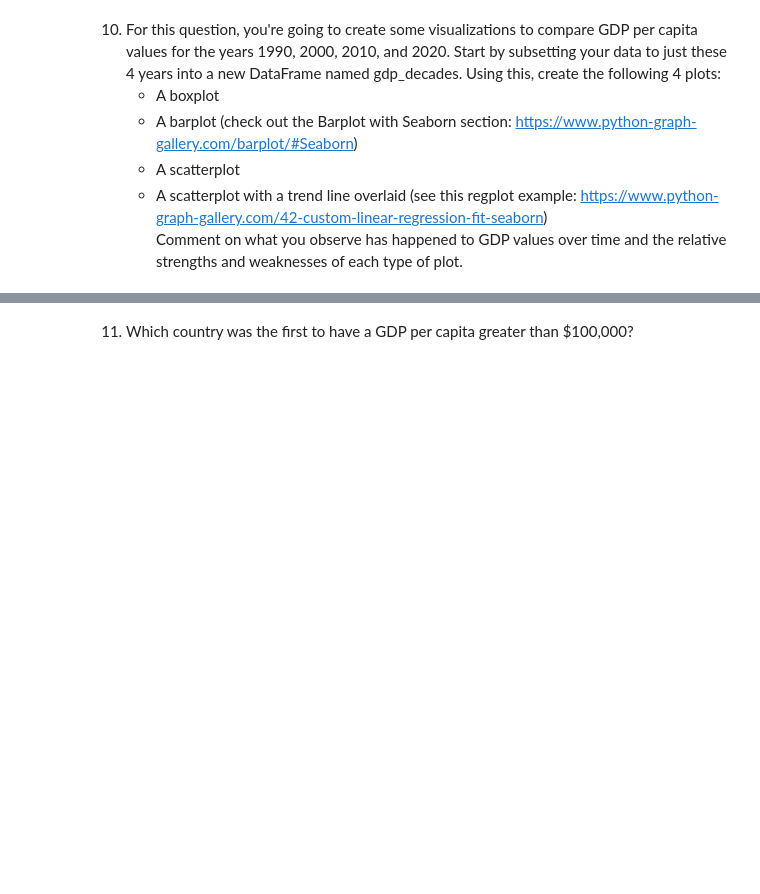
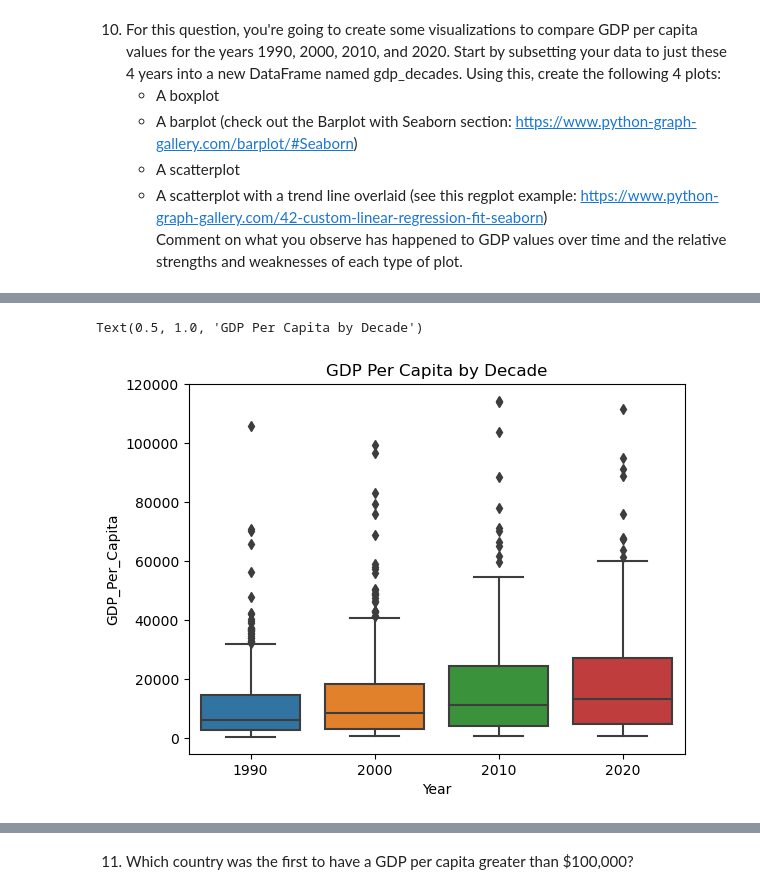
Before and after one commit to NSS-Data-Analytics-Cohort-10/gdp-and-internet-usage-emmydoore, a Jupyter notebook: notebooks/gdp-and-internet-usage.ipynb, the cells around one changed output, grey strips where cells are left out. Cells and saved outputs as stored; diff of their text form; code cells hidden in the pictures; blank space fills up the shorter version.

```diff
--- a/notebooks/gdp-and-internet-usage.ipynb
+++ b/notebooks/gdp-and-internet-usage.ipynb
@@ -162,3 +182,7 @@ plt.show()
 	* A scatterplot
 	* A scatterplot with a trend line overlaid (see this regplot example: https://www.python-graph-gallery.com/42-custom-linear-regression-fit-seaborn)
 Comment on what you observe has happened to GDP values over time and the relative strengths and weaknesses of each type of plot.
+# %%
+gdp_decades=gdp_decades = gdp_df[gdp_df["Year"].isin([1990,2000,2010,2020])]
+
+print(gdp_decades)
@@ -164,0 +204,7 @@ Comment on what you observe has happened to GDP values over time and the relativ
+# %%
+#boxplot
+sns.boxplot(x='Year',y='GDP_Per_Capita',data=gdp_decades)
+plt.title('GDP Per Capita by Decade')
+# %% [output]
+Text(0.5, 1.0, 'GDP Per Capita by Decade')
+[figure, added]
```
Also changed, not shown: parts of 8 cells of this notebook.
